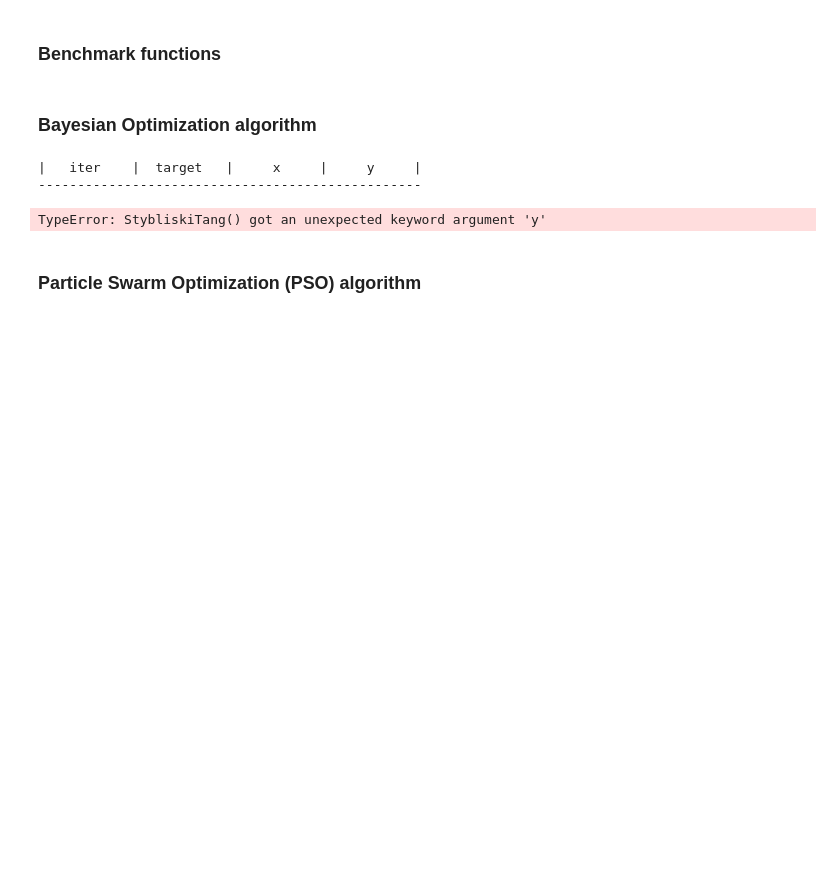
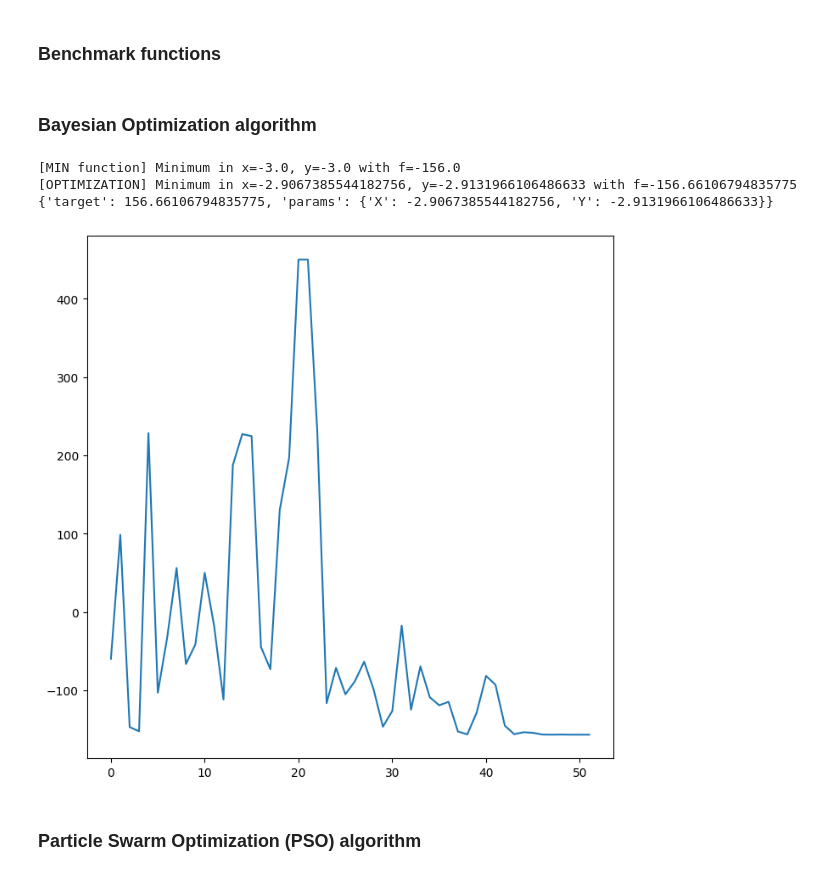
Before and after one commit to oselin/algorithm_development, a Jupyter notebook: main.ipynb, the cells around one changed output. Drawn from its saved outputs; the diff is of its cells as text; code cells hidden in the pictures; blank space fills up the shorter version.

```diff
--- a/main.ipynb
+++ b/main.ipynb
@@ -39,33 +40,37 @@ plt.show()
 # %%
 # Define the X and Y span
 X = np.mgrid[-5:5.1:0.25, -5:5.1:0.25].reshape(2,-1)
+
 
 # Compute the function
 r = StybliskiTang(X)
 
 # Find minimum and its coordinates
 idx  = np.argmin(r)
 Xmin = X[:,idx]
 
 # Set the bounds
-bounds = {'x' : (-5,5), 'y' : (-5,5)}
+bounds = {'X' : (-5,5), 'Y' : (-5,5)}
 # Run the optimization algorithm
 result, hsr = bayesian_optimization(StybliskiTang, bounds, 50, 2)
 
 print(f"[MIN function] Minimum in x={Xmin[0]}, y={Xmin[1]} with f={r[idx]}")
-print(f"[OPTIMIZATION] Minimum in x={result[0]}, y={result[1]} with f={StybliskiTang(result)}")
+print(f"[OPTIMIZATION] Minimum in x={result['params']['X']}, y={result['params']['Y']} with f={StybliskiTang([result['params']['X'],result['params']['Y']])}")
 
+
+hsr =  history_wrapper(hsr)
 # Show the performance curve
 t = np.arange(0,len(hsr))
 fig = plt.figure(figsize=[8,8])
 ax = fig.add_subplot(1, 1, 1)
 ax.plot(t, hsr)
 
 plt.show()
 # %% [output]
-|   iter    |  target   |     x     |     y     |
--------------------------------------------------
+[MIN function] Minimum in x=-3.0, y=-3.0 with f=-156.0
+[OPTIMIZATION] Minimum in x=-2.9067385544182756, y=-2.9131966106486633 with f=-156.66106794835775
+{'target': 156.66106794835775, 'params': {'X': -2.9067385544182756, 'Y': -2.9131966106486633}}
-TypeError: StybliskiTang() got an unexpected keyword argument 'y'
+[figure, added]
 # %% [markdown]
 ### Particle Swarm Optimization (PSO) algorithm
 # %%
```
Also changed, not shown: parts of 7 cells of this notebook, 10 other files.
